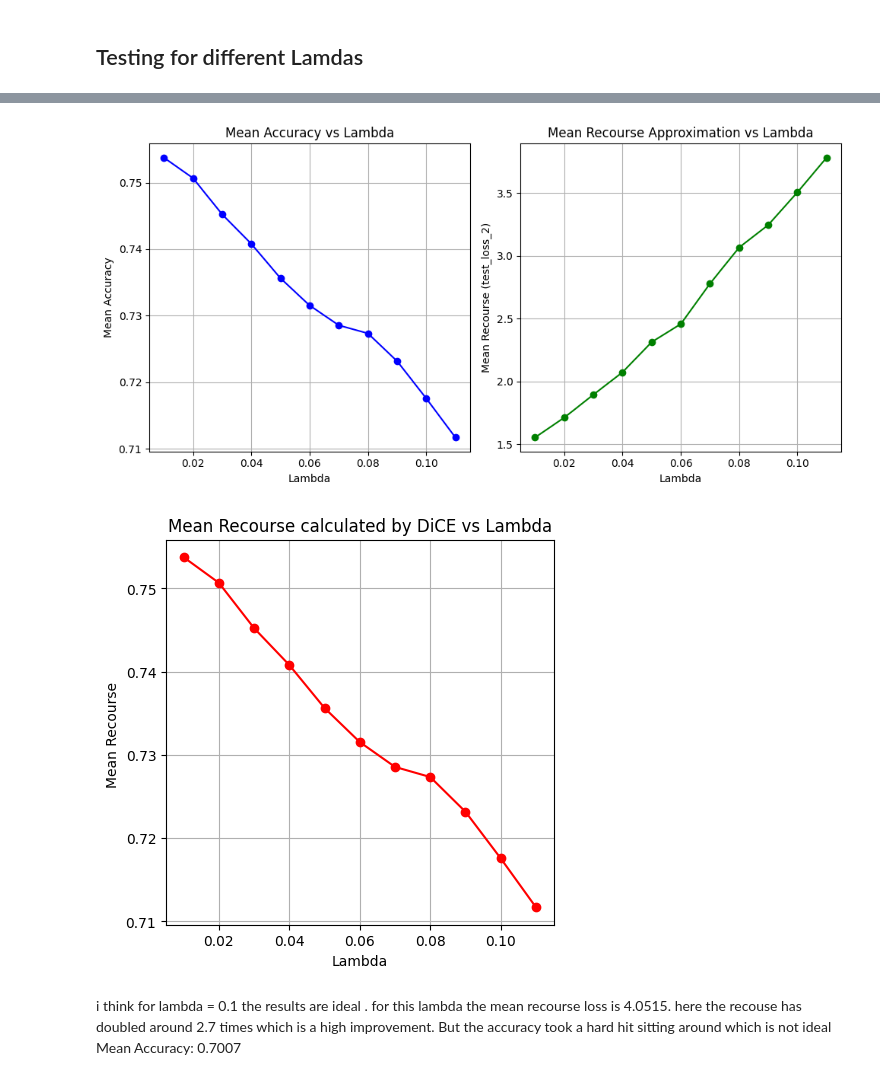
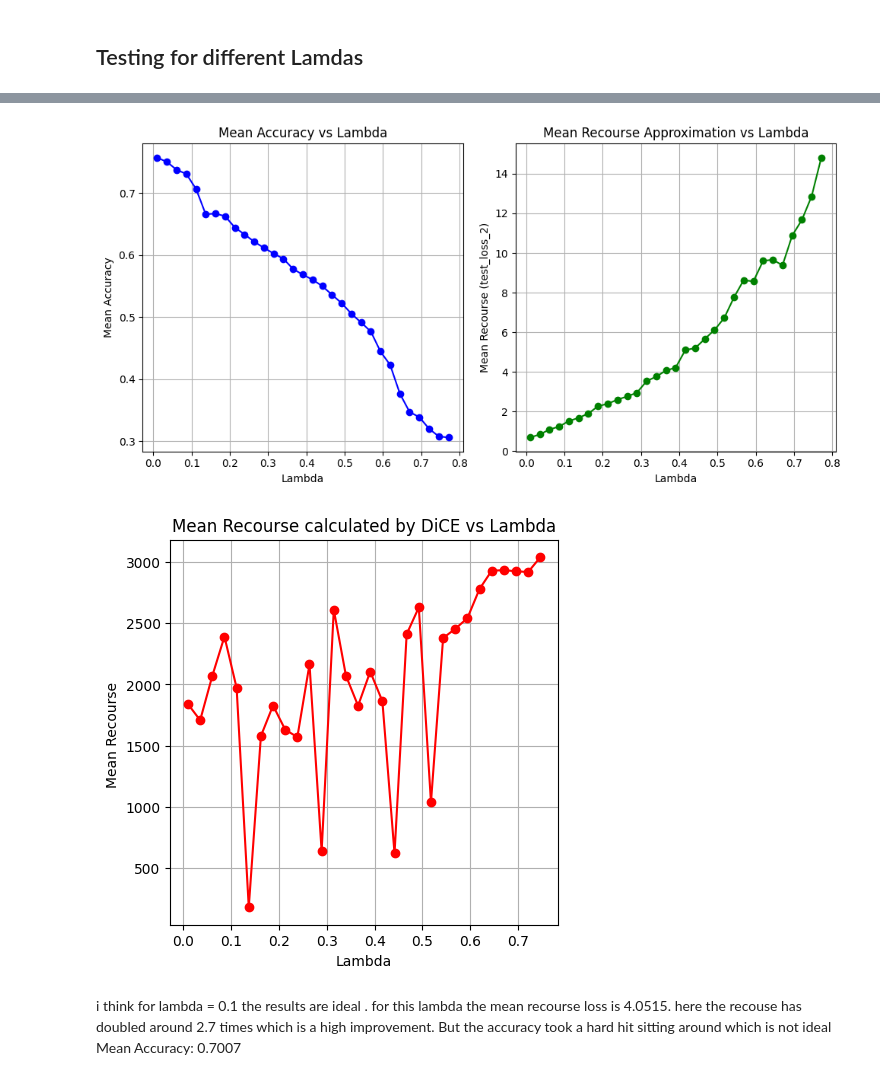
Before and after one commit to ahmedhammami2002/BachelorArbeitSoSe2025, a Jupyter notebook: ClassificationDice.ipynb, the cells around one changed output, grey strips where cells are left out. Saved outputs shown, nothing was run; the diff lists cells and outputs as text; code cells hidden in the pictures.

Commit message:
Tried to evaluate using DiCE but the results were unlogical. the Actual Recourse is dropping instead of going up.

```diff
--- a/ClassificationDice.ipynb
+++ b/ClassificationDice.ipynb
@@ -55,7 +55,7 @@ optimizer = torch.optim.Adam(model.parameters(), lr=0.0001)
 # %%
 from sklearn.metrics import f1_score, accuracy_score
 
-epochs = 2000
+epochs = 600
 X_train, y_train = X_train.to(device), y_train.to(device)
 X_test, y_test = X_test.to(device), y_test.to(device)
 model.to(device)
@@ -404,8 +392,8 @@ import numpy as np
 import matplotlib.pyplot as plt
 from sklearn.metrics import accuracy_score
 
-lambdas = np.linspace(0.01, 0.4, 40)
-epochs = 1000
+lambdas = np.linspace(0.01, 1, 40)
+epochs = 250
 mean_accuracies = []
 mean_recourse_approximations = []
 mean_recourses = []
@@ -478,6 +466,18 @@ for lamda in lambdas:
     # calculating the Recourse for all
     X_positive, X_negative, pos_indices, neg_indices = split_by_classification(loaded_model,X)
 
+    dice_model = dice_ml.Model(
+        model=PyTorchModelWrapper(loaded_model),
+        backend="sklearn",
+        model_type='classifier'
+    )
+
+    exp = dice_ml.Dice(
+        dice_data,
+        dice_model,
+        method="genetic"
+    )
+
     query_df = pd.DataFrame(X_negative.cpu().numpy(), columns=feature_names)
 
     dice_exp = exp.generate_counterfactuals(
@@ -672,6 +603,7 @@ KeyboardInterrupt:
 # %%
 plt.figure(figsize=(10, 5))
-lambdas = np.linspace(0.01, 0.11, 11)
+lambdas = np.linspace(0.01, 1, 40)
+lambdas = lambdas[:31]
 # Accuracy plot
 plt.subplot(1, 2, 1)
 plt.plot(lambdas, mean_accuracies, marker='o', color='blue')
@@ -691,18 +623,19 @@ plt.grid(True)
 plt.tight_layout()
 plt.show()
 # %% [output]
-[figure, old version]
+[figure, new version]
 # %%
-## Plotting of the mean of Recourse genereated by dice After the Training with different Lambdas
+  ## Plotting of the mean of Recourse genereated by dice After the Training with different Lambdas
 plt.figure(figsize=(5, 5))
-
-plt.plot(lambdas, mean_accuracies, marker='o', color='red')
+lambdas = np.linspace(0.01, 1, 40)
+lambdas = lambdas[:30]
+plt.plot(lambdas, mean_recourses, marker='o', color='red')
 plt.title("Mean Recourse calculated by DiCE vs Lambda")
 plt.xlabel("Lambda")
 plt.ylabel("Mean Recourse ")
 plt.grid(True)
 # %% [output]
-[figure, old version]
+[figure, new version]
 # %% [markdown]
 i think for lambda = 0.1 the results are ideal . for this lambda the mean recourse loss is 4.0515. here the recouse has doubled around 2.7 times which is a high improvement. But the accuracy took a hard hit sitting around which is not ideal Mean Accuracy: 0.7007
 # %% [markdown]
```
Also changed, not shown: parts of 10 cells of this notebook, 4 other files.
